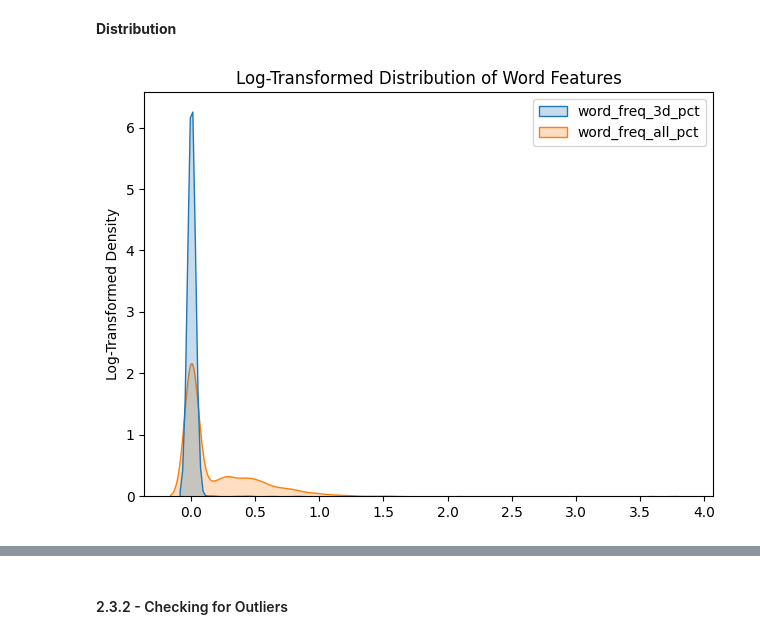
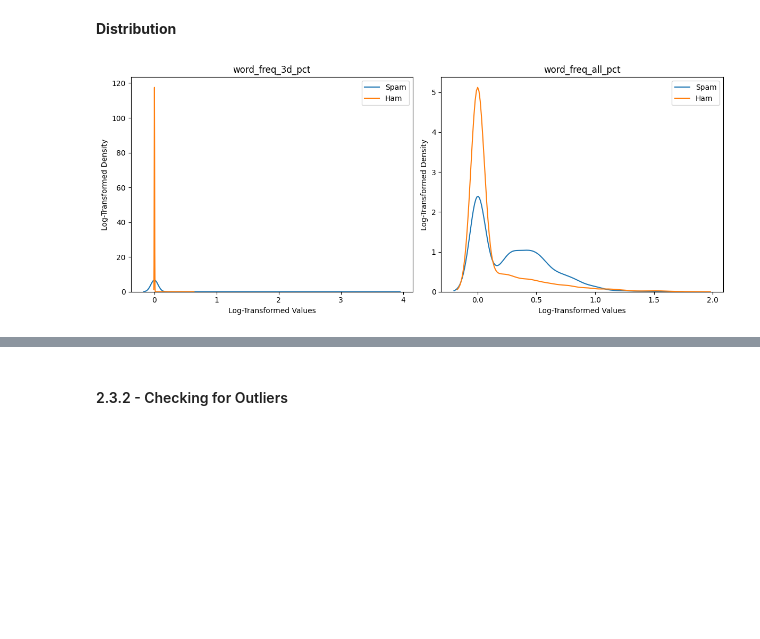
Before and after one commit to Chungj2000/Data-Analysis, a Jupyter notebook: Kaggle/Spambase/Workbook.ipynb, the cells around one changed output, grey strips where cells are left out. Cells and saved outputs as stored; diff of their text form; code cells hidden in the pictures; blank space fills up the shorter version.

Commit message:
Data Distributions
Switch the graph to subplots for comparisons.
Included legends for ham and spam emails.
Redefined the function to accept multiple legends and features for comparisons.

```diff
--- a/Kaggle/Spambase/Workbook.ipynb
+++ b/Kaggle/Spambase/Workbook.ipynb
@@ -293,17 +293,29 @@ plt.show()
 dist_Labels_Word = ["word_freq_3d_pct", "word_freq_all_pct"]
 dist_Labels_Char = ["char_freq_%21_pct", "char_freq_%23_pct"]
 dist_Labels_Capital = ["capital_run_length_average", "capital_run_length_longest"]
+
+isSpam_labels = ["Ham", "Spam"]
 # %%
 #Reusable Function to plot Log-Transformed KDE plots with multiple features being compared.
-def log_kde_plots(features, feature_name):
-    sns.kdeplot(np.log1p(data[features]), fill=True)
+def log_kde_plots(features, legends, labels):
 
-    plt.title(f"Log-Transformed Distribution of {feature_name} Features")
-    plt.ylabel("Log-Transformed Density")
+    fig, axes = plt.subplots(1, len(features), figsize=(12, 5))
+
+    for i, feature in enumerate(features):
+
+        for legend in legends.unique():
+            subset = data[legends == legend][feature]
+            sns.kdeplot(np.log1p(subset), label=labels[legend], ax=axes[i])
+
+        axes[i].set_title(feature)
+        axes[i].set_xlabel("Log-Transformed Values")
+        axes[i].set_ylabel("Log-Transformed Density")
+        axes[i].legend()
+
     plt.tight_layout()
     plt.show()
 # %%
-log_kde_plots(dist_Labels_Word, "Word")
+log_kde_plots(dist_Labels_Word, data['is_spam'], isSpam_labels)
 # %% [output]
-[figure, old version]
+[figure, new version]
 # %%
```
Also changed, not shown: parts of 2 cells of this notebook.
